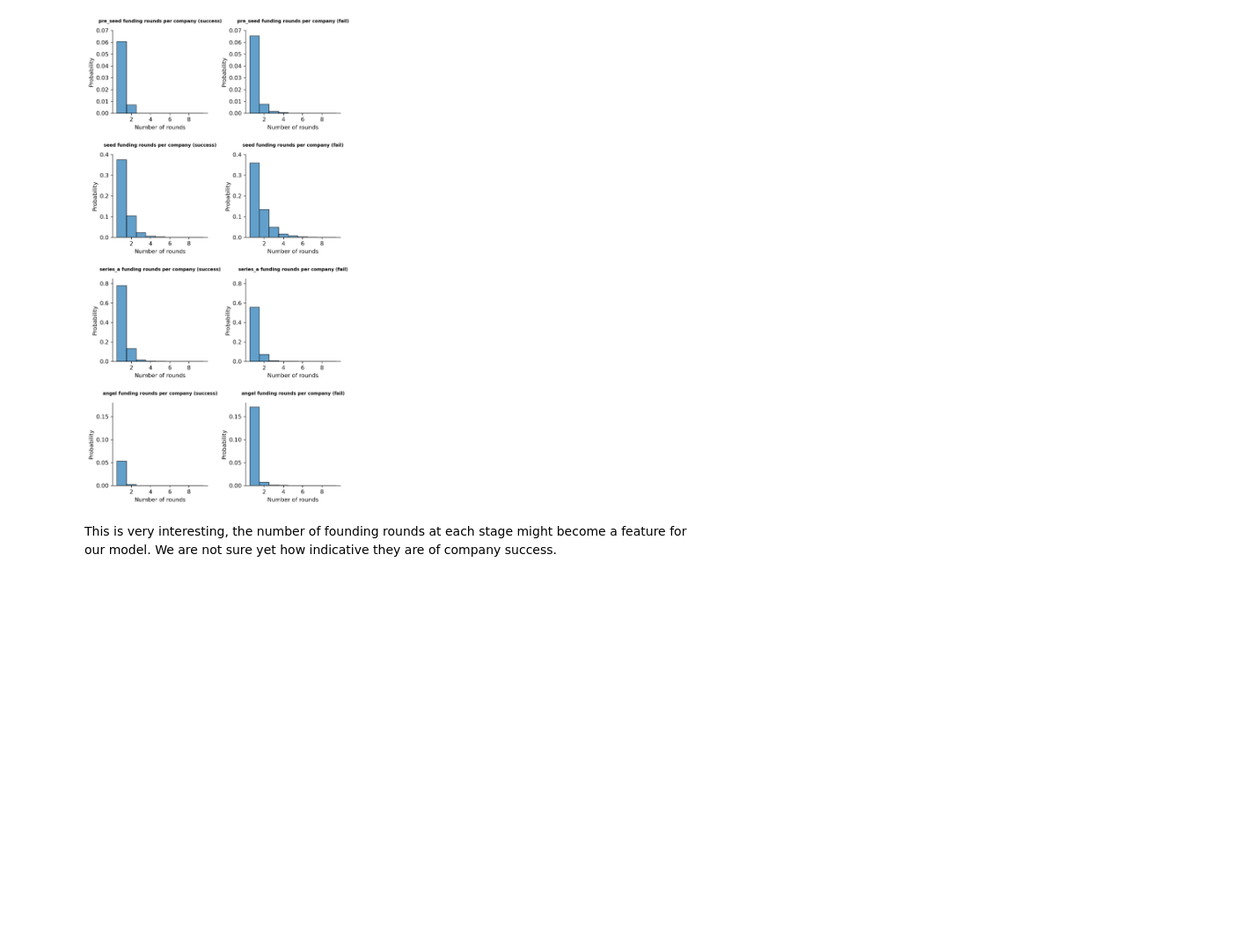
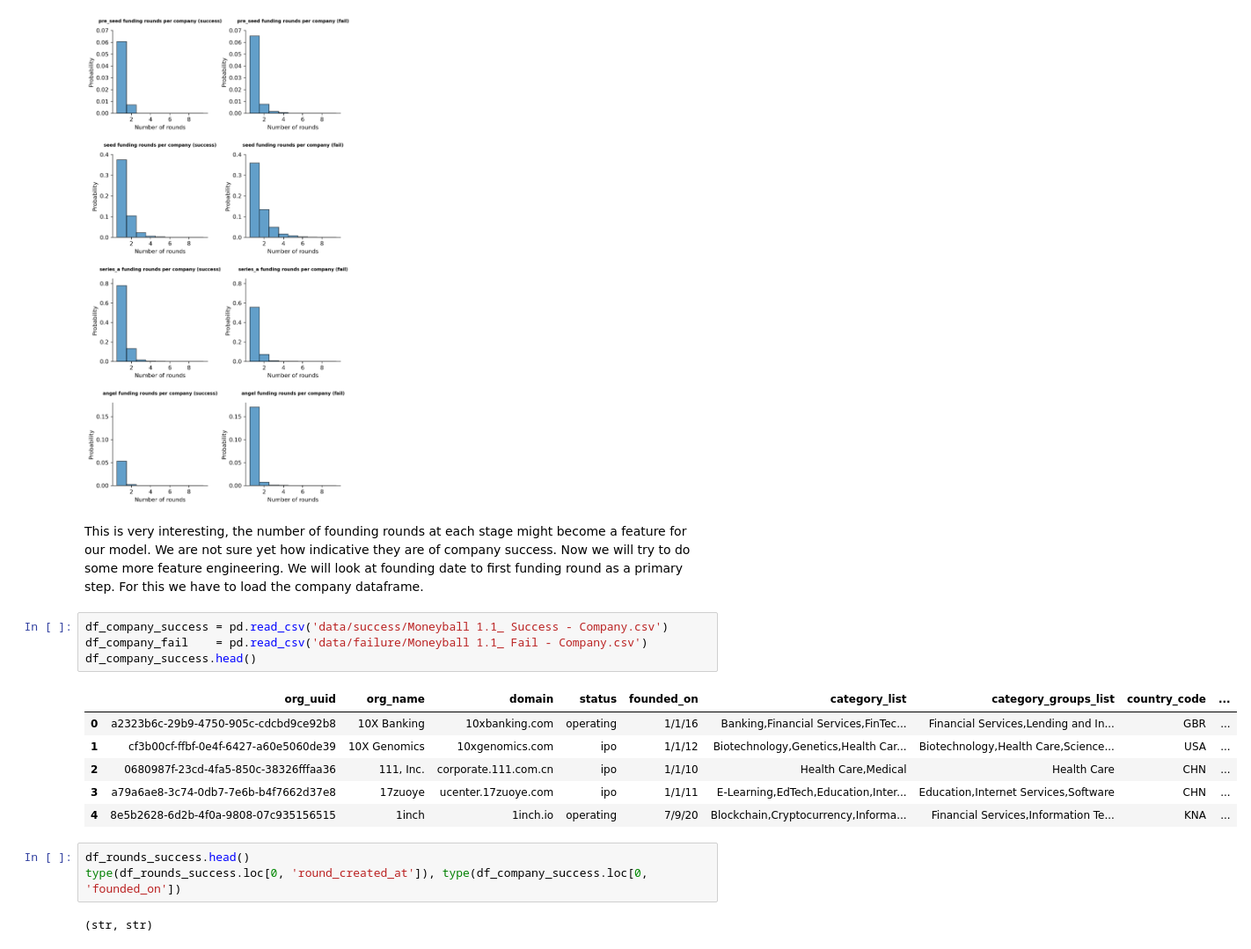
Before and after one commit to velapartners/moneyball-temporal-v1, a Jupyter notebook: feature_exploration.ipynb, the cells around one changed output. Shown: that part at 88% size. Cells and saved outputs as stored; diff of their text form; blank space fills up the shorter version.

```diff
--- a/feature_exploration.ipynb
+++ b/feature_exploration.ipynb
@@ -216,4 +216,20 @@ plt.subplots_adjust(left=0.1,
 # %% [output]
 [figure]
 # %% [markdown]
-This is very interesting, the number of founding rounds at each stage might become a feature for our model. We are not sure yet how indicative they are of company success.
+This is very interesting, the number of founding rounds at each stage might become a feature for our model. We are not sure yet how indicative they are of company success. Now we will try to do some more feature engineering. We will look at founding date to first funding round as a primary step. For this we have to load the company dataframe.
+# %%
+df_company_success = pd.read_csv('data/success/Moneyball 1.1_ Success - Company.csv')
+df_company_fail    = pd.read_csv('data/failure/Moneyball 1.1_ Fail - Company.csv')
+df_company_success.head()
+# %% [output]
+|  | org_uuid | org_name | domain | status | founded_on | category_list | category_groups_list | country_code | ... |
+| 0 | a2323b6c-29b9-4750-905c-cdcbd9ce92b8 | 10X Banking | 10xbanking.com | operating | 1/1/16 | Banking,Financial Services,FinTec... | Financial Services,Lending and In... | GBR | ... |
+| 1 | cf3b00cf-ffbf-0e4f-6427-a60e5060de39 | 10X Genomics | 10xgenomics.com | ipo | 1/1/12 | Biotechnology,Genetics,Health Car... | Biotechnology,Health Care,Science... | USA | ... |
+| 2 | 0680987f-23cd-4fa5-850c-38326fffaa36 | 111, Inc. | corporate.111.com.cn | ipo | 1/1/10 | Health Care,Medical | Health Care | CHN | ... |
+| 3 | a79a6ae8-3c74-0db7-7e6b-b4f7662d37e8 | 17zuoye | ucenter.17zuoye.com | ipo | 1/1/11 | E-Learning,EdTech,Education,Inter... | Education,Internet Services,Software | CHN | ... |
+| 4 | 8e5b2628-6d2b-4f0a-9808-07c935156515 | 1inch | 1inch.io | operating | 7/9/20 | Blockchain,Cryptocurrency,Informa... | Financial Services,Information Te... | KNA | ... |
+# %%
+df_rounds_success.head()
+type(df_rounds_success.loc[0, 'round_created_at']), type(df_company_success.loc[0, 'founded_on'])
+# %% [output]
+(str, str)
```
Also changed, not shown: parts of 5 cells of this notebook.
